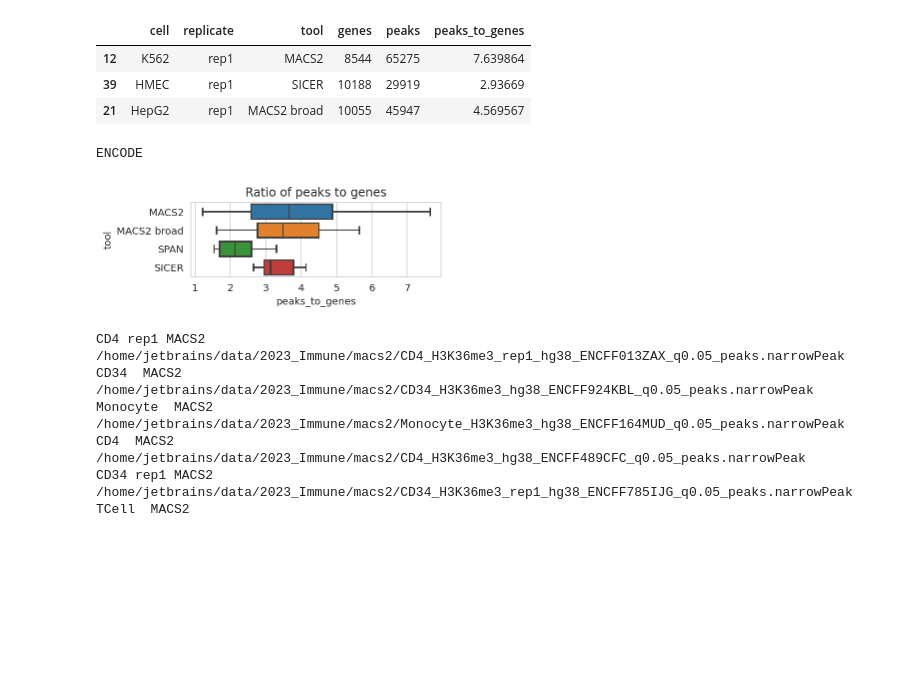
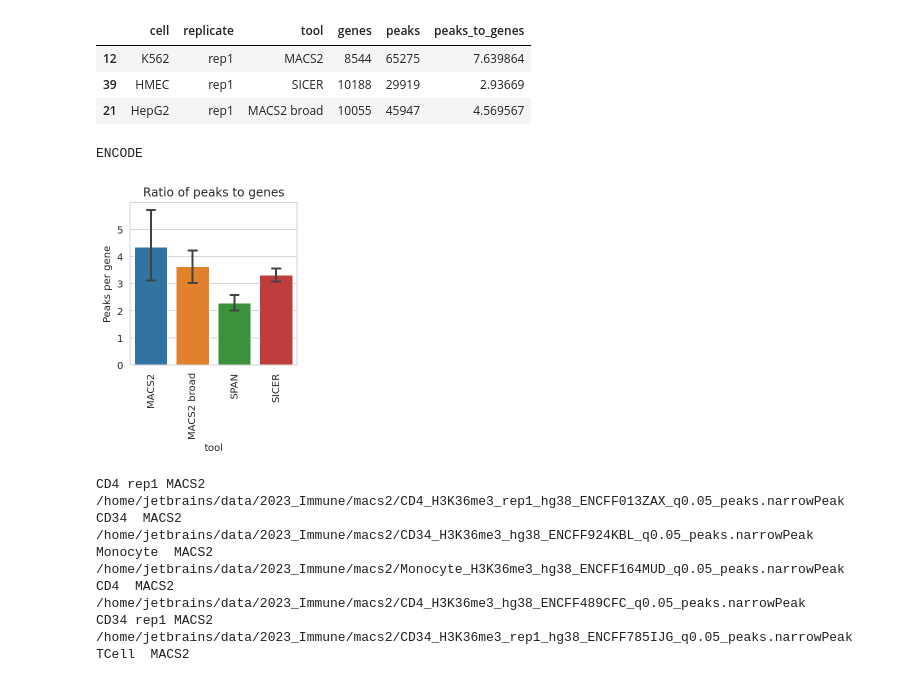
Before and after one commit to JetBrains-Research/peak-callers-analysis, a Jupyter notebook: 2023 - rnaseq.ipynb, the cells around one changed output. Cells and saved outputs as stored; diff of their text form; code cells hidden in the pictures; blank space fills up the shorter version.

```diff
--- a/2023 - rnaseq.ipynb
+++ b/2023 - rnaseq.ipynb
@@ -805,18 +805,20 @@ K562 rep2 SPAN /home/jetbrains/data/2023_GSE26320/span/GSM646439_K562_H3K36me3_r
 | 21 | HepG2 | rep1 | MACS2 broad | 10055 | 45947 | 4.569567 |
 # %%
 print('ENCODE')
-plt.figure(figsize=(5, 2))
+plt.figure(figsize=(3, 4))
 ax = plt.axes()
-sns.boxplot(data=encode_genes_ratios, x='peaks_to_genes', y='tool', ax=ax,
-            palette=TOOLS_PALETTE,
-            order=['MACS2', 'MACS2 broad', 'SPAN', 'SICER'],
-            showfliers=False)
+sns.barplot(data=encode_genes_ratios, y='peaks_to_genes', x='tool', ax=ax,
+            capsize=.2, errwidth=2,
+            order=['MACS2', 'MACS2 broad', 'SPAN', 'SICER']
+            )
+ax.set_ylabel('Peaks per gene')
 ax.title.set_text('Ratio of peaks to genes')
+ax.xaxis.set_tick_params(rotation=90)
 plt.tight_layout()
 plt.show()
 # %% [output]
 ENCODE
-[figure, old version]
+[figure, new version]
 # %%
 immune_genes_ratios = genes_peaks_ratio(df_immune_peaks, immune_expression)
 immune_genes_ratios.sample(3)
```
Also changed, not shown: parts of 1 cell of this notebook.
